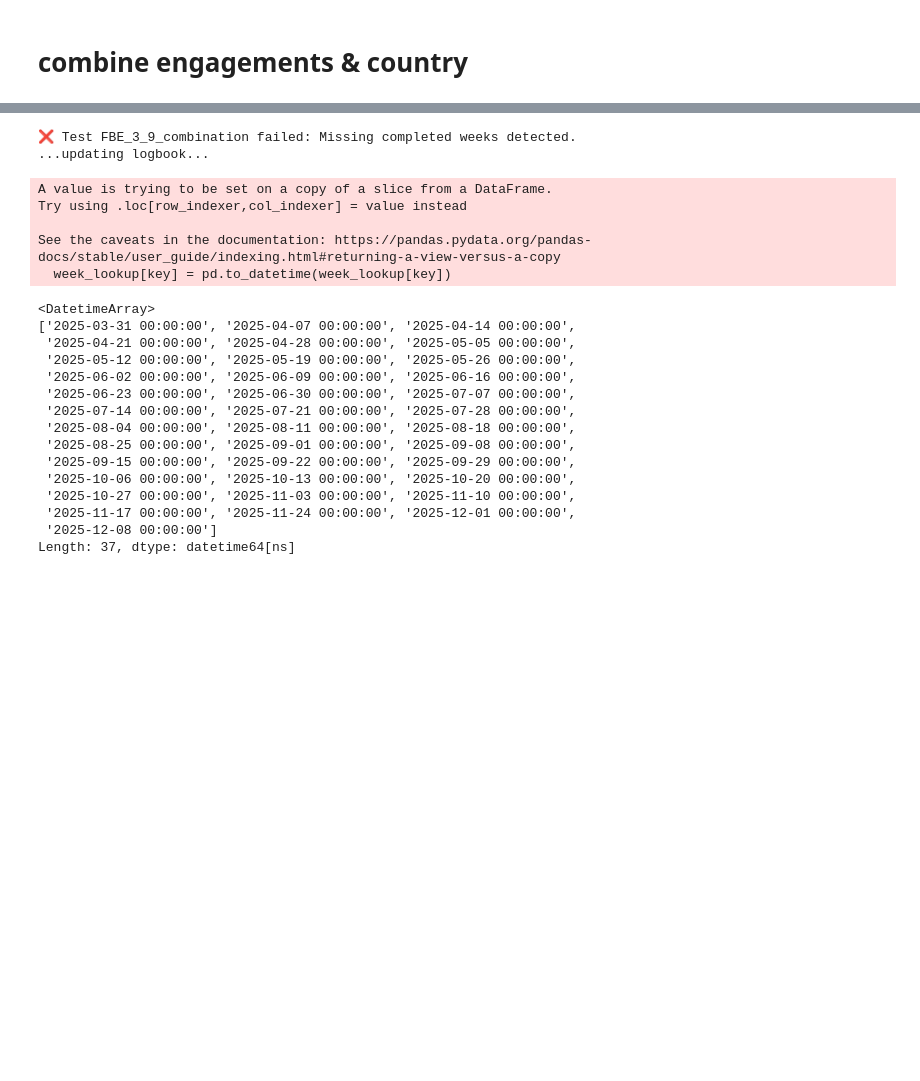
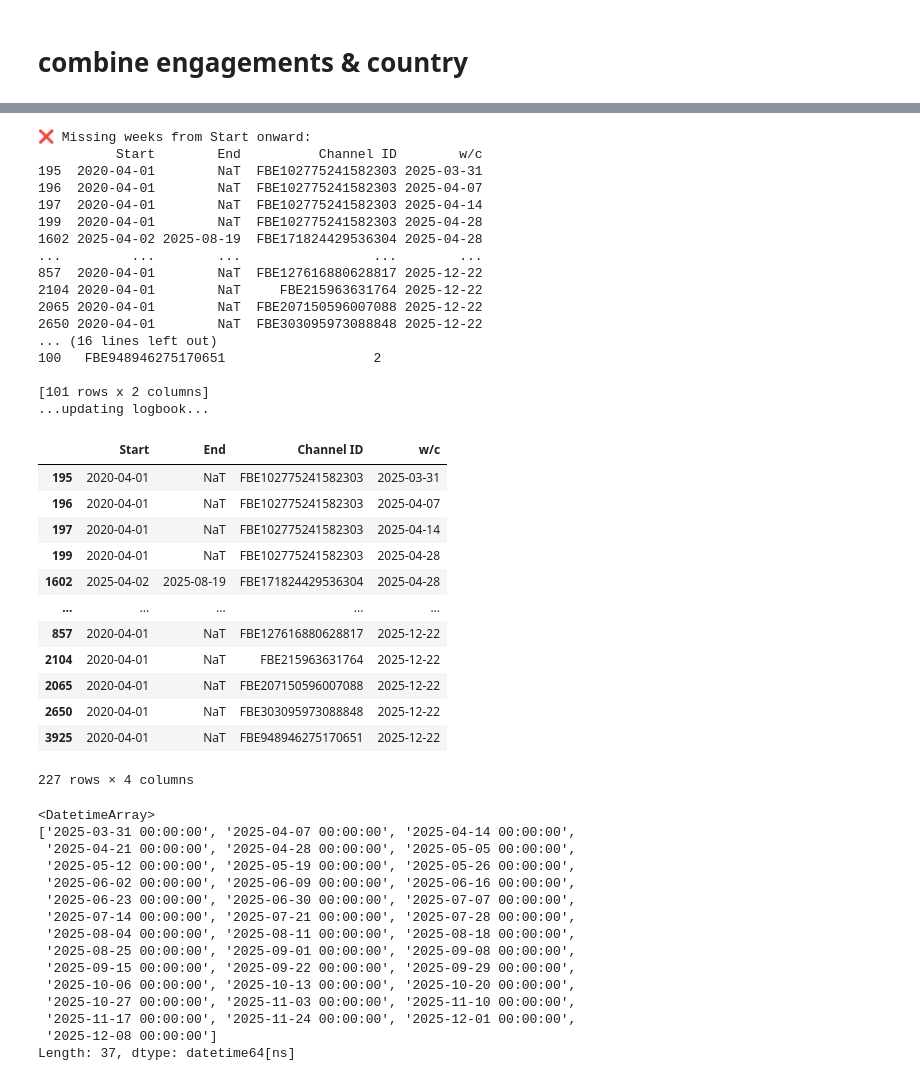
Before and after one commit to brunsd42/digiGAM, a Jupyter notebook: notebooks/3_socialMedia_combination_facebook.ipynb, the cells around one changed output, grey strips where cells are left out. Cells and saved outputs as stored; diff of their text form; code cells hidden in the pictures; blank space fills up the shorter version.

```diff
--- a/notebooks/3_socialMedia_combination_facebook.ipynb
+++ b/notebooks/3_socialMedia_combination_facebook.ipynb
@@ -92,0 +44,6 @@ test_functions.test_lookup_files(socialmedia_accounts, ['Channel ID'], [f"{platf
+# %%
+lookup = lookup_loader(gam_info, platformID, '3',
+                       with_country=True)
+week_tester = lookup['week_tester']
+socialmedia_accounts = lookup['socialmedia_accounts']
+country_codes = lookup['country_codes']
@@ -158,11 +146,13 @@ avg_country_df = calculate_rolling_avg_country_split(country_df, 'country_%',
 # %%
 reach_df_raw = facebook_engagements_reach.merge(country_df, on=['Channel ID', 'w/c'], how='outer',
                                             indicator=True)
+print(reach_df_raw._merge.value_counts())
+reach_df_left = reach_df_raw[reach_df_raw['_merge'] == 'left_only'].drop(columns=['_merge'])
+reach_df = reach_df_raw[reach_df_raw['_merge'] == 'both'].drop(columns=['_merge'])
 
-reach_df_left = reach_df_raw[reach_df_raw['_merge'] == 'left_only'].drop(columns=['_merge'])
+'''
 reach_df_inner = reach_df_raw[reach_df_raw['_merge'] == 'both'].drop(columns=['_merge'])
-
 reach_df_avg = reach_df_left[facebook_engagements_reach.columns].merge(avg_country_df,
                                     on=['Channel ID', 'w/c'], how='left', indicator=True)
 
-reach_df = pd.concat([reach_df_inner, reach_df_avg])
+reach_df = pd.concat([reach_df_inner, reach_df_avg])'''
@@ -185,19 +182,43 @@ print(reach_df.shape)
 # %%
 # missing weeks per page_id
 test_functions.test_weeks_presence_per_account(key='w/c',
-                                               id_column='Channel ID',
+                                               channel_id_col='Channel ID',
                                                main_data=reach_df,
                                                week_lookup=week_tester[['w/c']],
-                                               test_number=f"{platformID}_3_9_combination",
+                                               channel_lookup=socialmedia_accounts,
+                                               test_number=f"{platformID}_3_09",
                                                test_step="Check all weeks present for each account")
 # %% [output]
-❌ Test FBE_3_9_combination failed: Missing completed weeks detected.
+❌ Missing weeks from Start onward:
+          Start        End          Channel ID        w/c
+195  2020-04-01        NaT  FBE102775241582303 2025-03-31
+196  2020-04-01        NaT  FBE102775241582303 2025-04-07
+197  2020-04-01        NaT  FBE102775241582303 2025-04-14
+199  2020-04-01        NaT  FBE102775241582303 2025-04-28
+1602 2025-04-02 2025-08-19  FBE171824429536304 2025-04-28
+...         ...        ...                 ...        ...
+857  2020-04-01        NaT  FBE127616880628817 2025-12-22
+2104 2020-04-01        NaT     FBE215963631764 2025-12-22
+2065 2020-04-01        NaT  FBE207150596007088 2025-12-22
+2650 2020-04-01        NaT  FBE303095973088848 2025-12-22
+... (16 lines left out)
+100   FBE948946275170651                   2
+
+[101 rows x 2 columns]
 ...updating logbook...
+|  | Start | End | Channel ID | w/c |
+| 195 | 2020-04-01 | NaT | FBE102775241582303 | 2025-03-31 |
+| 196 | 2020-04-01 | NaT | FBE102775241582303 | 2025-04-07 |
+| 197 | 2020-04-01 | NaT | FBE102775241582303 | 2025-04-14 |
+| 199 | 2020-04-01 | NaT | FBE102775241582303 | 2025-04-28 |
+| 1602 | 2025-04-02 | 2025-08-19 | FBE171824429536304 | 2025-04-28 |
+| ... | ... | ... | ... | ... |
+| 857 | 2020-04-01 | NaT | FBE127616880628817 | 2025-12-22 |
+| 2104 | 2020-04-01 | NaT | FBE215963631764 | 2025-12-22 |
+| 2065 | 2020-04-01 | NaT | FBE207150596007088 | 2025-12-22 |
+| 2650 | 2020-04-01 | NaT | FBE303095973088848 | 2025-12-22 |
+| 3925 | 2020-04-01 | NaT | FBE948946275170651 | 2025-12-22 |
-A value is trying to be set on a copy of a slice from a DataFrame.
-Try using .loc[row_indexer,col_indexer] = value instead
-
-See the caveats in the documentation: https://pandas.pydata.org/pandas-docs/stable/user_guide/indexing.html#returning-a-view-versus-a-copy
-  week_lookup[key] = pd.to_datetime(week_lookup[key])
+227 rows × 4 columns
 # %%
 reach_df.sort_values(['w/c'])['w/c'].unique()
 # %% [output]
```
Also changed, not shown: parts of 9 cells of this notebook, 7 other files.
